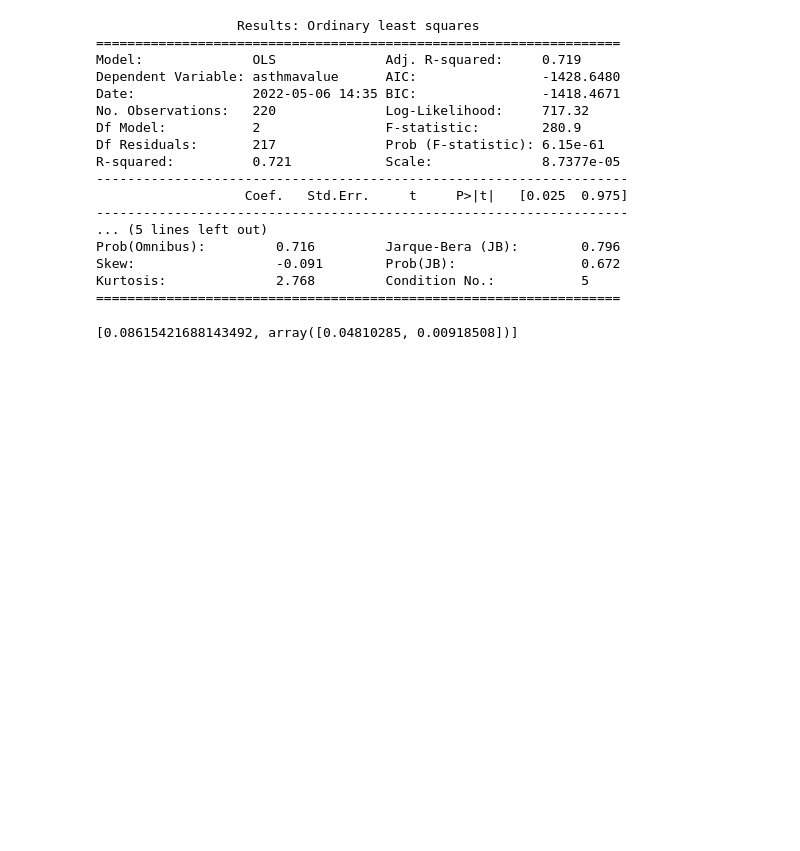
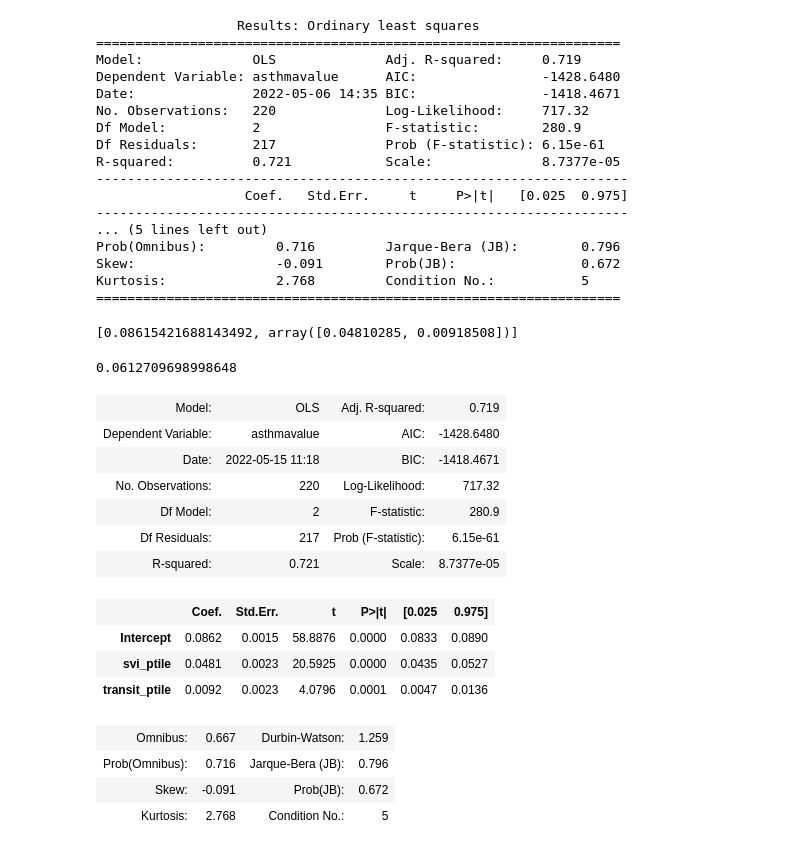
Before and after one commit to nfriedb1/DS4PH-Capstone-Neta-Xiang, a Jupyter notebook: DataSetUp.ipynb, the cells around one changed output. Saved outputs shown, nothing was run; the diff lists cells and outputs as text; code cells hidden in the pictures; blank space fills up the shorter version.

Commit message:
added all 4 linear models at end

```diff
--- a/DataSetUp.ipynb
+++ b/DataSetUp.ipynb
@@ -389,3 +389,17 @@ Skew:                  -0.091        Prob(JB):                0.672
 Kurtosis:              2.768         Condition No.:           5
 ===================================================================
 [0.08615421688143492, array([0.04810285, 0.00918508])]
+# %%
+#### POISSON REGRESSION FOR LUNG CANCER CASES (discrete count data)
+
+pois = linear_model.PoissonRegressor()
+
+y_model3 = df['lungCAvalue']
+x_model3 = df.drop(['ct', 'asthmavalue', 'lungCAvalue', 'CADvalue', 'LBWvalue', 'No_of_Stops', 'PTover45m_pct', 'PTRAF_bycensus'], axis=1)
+fit3 = pois.fit(x_model3, y_model3)
+yhat3 = fit3.predict(x_model3)
+[fit3.intercept_,fit3.coef_]
+
+pois.score(x_model3, y_model3) # this is WORSE than the linear regression model!
+# %% [output]
+0.0612709698998648
@@ -391,0 +415,19 @@ Kurtosis:              2.768         Condition No.:           5
+# %%
+finalfit1 = smf.ols('asthmavalue ~ svi_ptile + transit_ptile', data = df).fit()
+finalfit1.summary2()
+# %% [output]
+| Model: | OLS | Adj. R-squared: | 0.719 |
+| Dependent Variable: | asthmavalue | AIC: | -1428.6480 |
+| Date: | 2022-05-15 11:18 | BIC: | -1418.4671 |
+| No. Observations: | 220 | Log-Likelihood: | 717.32 |
+| Df Model: | 2 | F-statistic: | 280.9 |
+| Df Residuals: | 217 | Prob (F-statistic): | 6.15e-61 |
+| R-squared: | 0.721 | Scale: | 8.7377e-05 |
+|  | Coef. | Std.Err. | t | P>|t| | [0.025 | 0.975] |
+| Intercept | 0.0862 | 0.0015 | 58.8876 | 0.0000 | 0.0833 | 0.0890 |
+| svi_ptile | 0.0481 | 0.0023 | 20.5925 | 0.0000 | 0.0435 | 0.0527 |
+| transit_ptile | 0.0092 | 0.0023 | 4.0796 | 0.0001 | 0.0047 | 0.0136 |
+| Omnibus: | 0.667 | Durbin-Watson: | 1.259 |
+| Prob(Omnibus): | 0.716 | Jarque-Bera (JB): | 0.796 |
+| Skew: | -0.091 | Prob(JB): | 0.672 |
+| Kurtosis: | 2.768 | Condition No.: | 5 |
```
Also changed, not shown: parts of 8 cells of this notebook.
